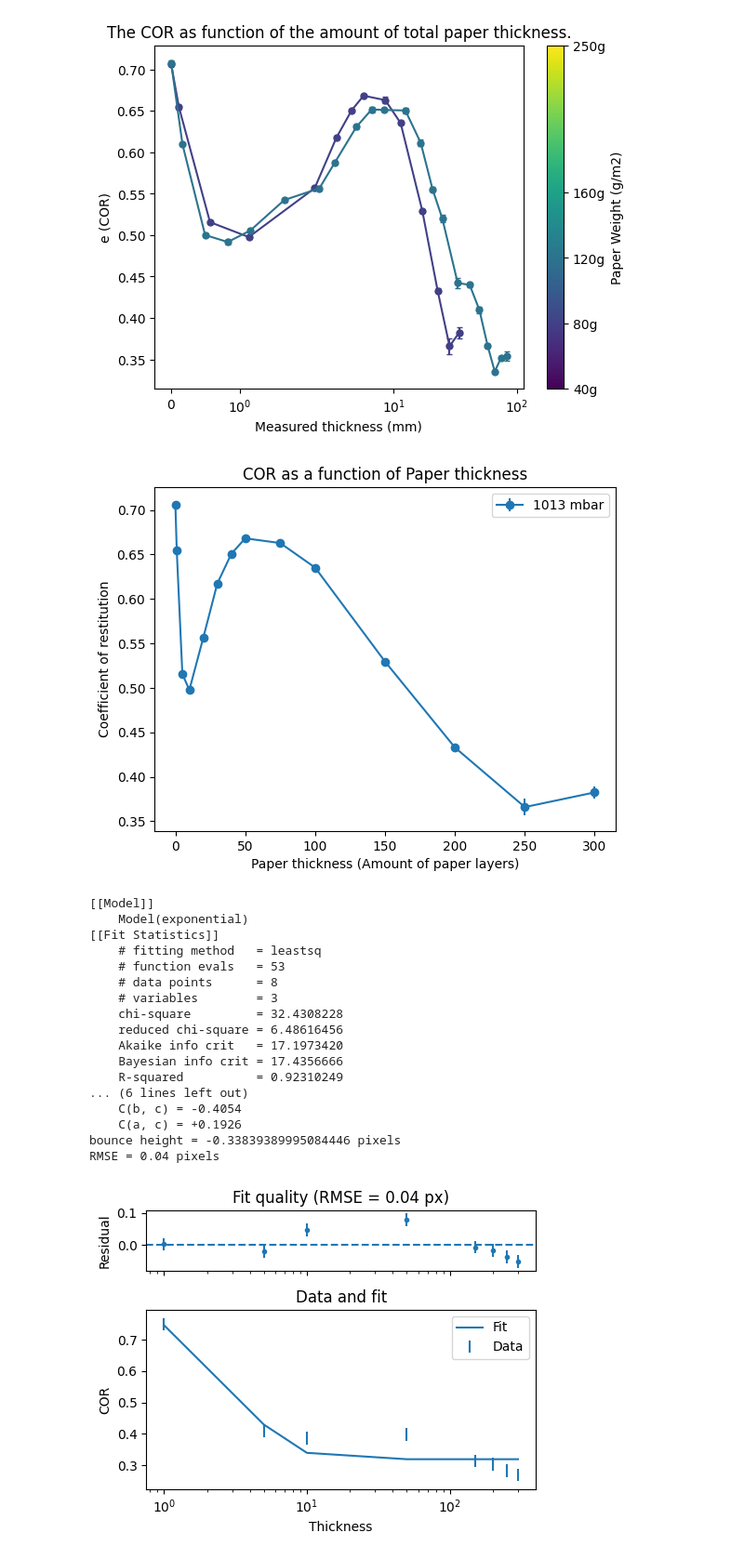
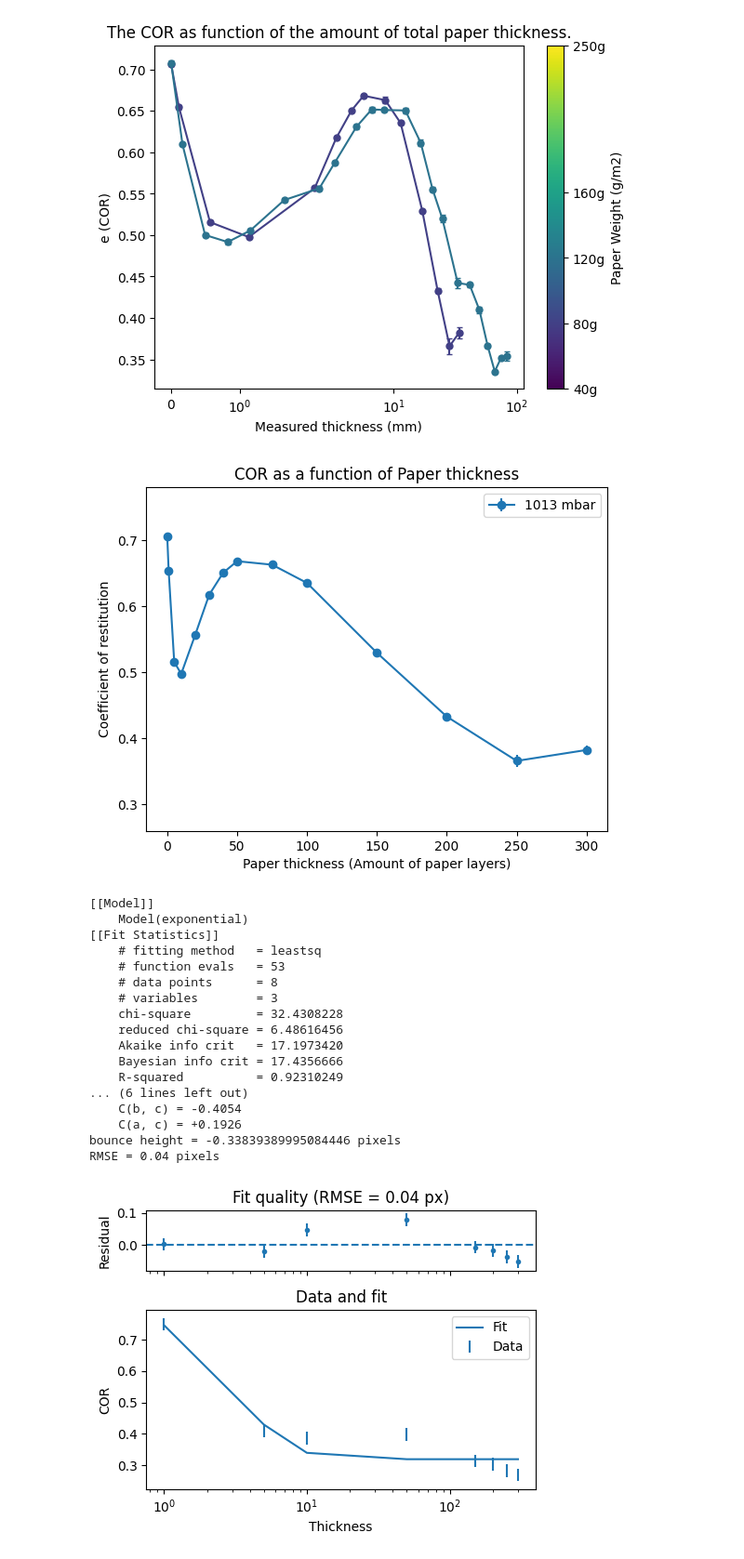
Before and after one commit to joshuadijksman/paperstack, a Jupyter notebook: Manou_version/code/Manou_Liesker_combinedata.ipynb, the cells around one changed output. Shown at 93% size. Drawn from its saved outputs; the diff is of its cells as text; code cells hidden in the pictures.

Commit message:
exported all data for figures

```diff
--- a/Manou_version/code/Manou_Liesker_combinedata.ipynb
+++ b/Manou_version/code/Manou_Liesker_combinedata.ipynb
@@ -840,7 +840,7 @@ plt.title("COR as a function of Paper thickness")
 plt.xlabel("Paper thickness (Amount of paper layers)")
 plt.ylabel("Coefficient of restitution")
 plt.yscale('linear')
-plt.ylim(0.3, 0.7)
+plt.ylim(0.26, 0.78)
 plt.legend()
 plt.show()
 
@@ -871,34 +871,34 @@ fig, (ax_res, ax_main) = plt.subplots(
     2, 1, figsize=(5, 4), sharex=True,
     gridspec_kw={'height_ratios': [1, 3]}
 )
 
 print(f'bounce height = {b} pixels')
 print(f'RMSE = {rmse:.2f} pixels')
 
 # residual plot
 ax_res.axhline(0, linestyle='--')
 ax_res.errorbar(frames, residuals, yerr = 0.02, fmt = 'o', markersize=3)
 ax_res.set_ylabel('Residual')
 ax_res.set_title(f'Fit quality (RMSE = {rmse:.2f} px)')
 
 # main plot
 ax_main.errorbar(frames, y_points, label='Data', yerr=0.02, fmt='None', markersize=1, zorder=2)
 ax_main.plot(frames, fit_y, label='Fit', zorder=1)
 
 
 ax_main.set_xlabel('Thickness')
 ax_main.set_ylabel('COR')
 ax_main.set_title('Data and fit')
 ax_main.set_xscale('log')
 ax_main.legend()
 
 plt.tight_layout()
 plt.show()
 
 
 print(Thickness_80d_newpaper_unique, avg_COR_80d_newpaper)
 # %% [output]
-[figure, old version]
+[figure, new version]
 [[Model]]
     Model(exponential)
 [[Fit Statistics]]
```
Also changed, not shown: 46 other files.
